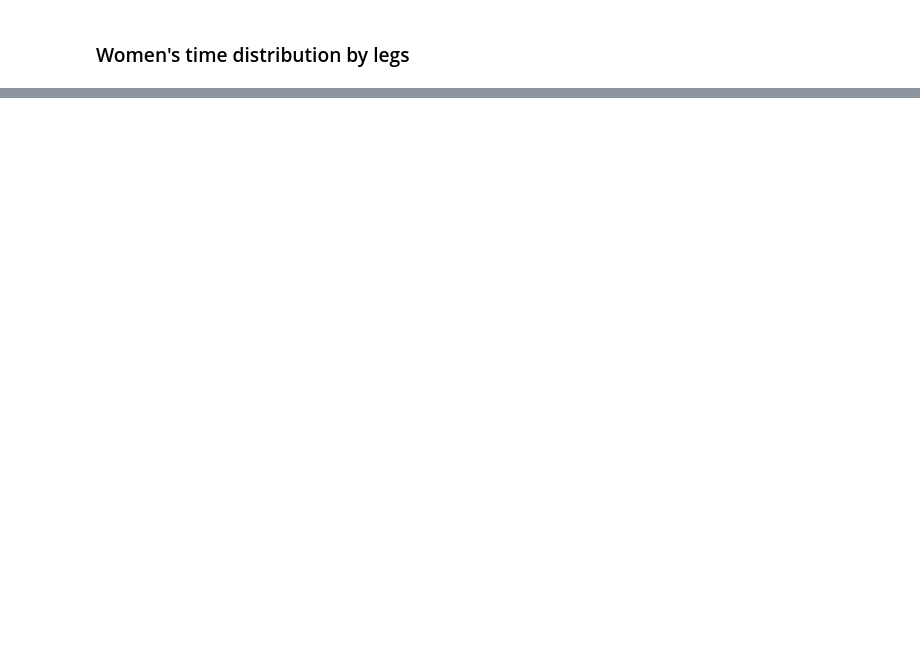
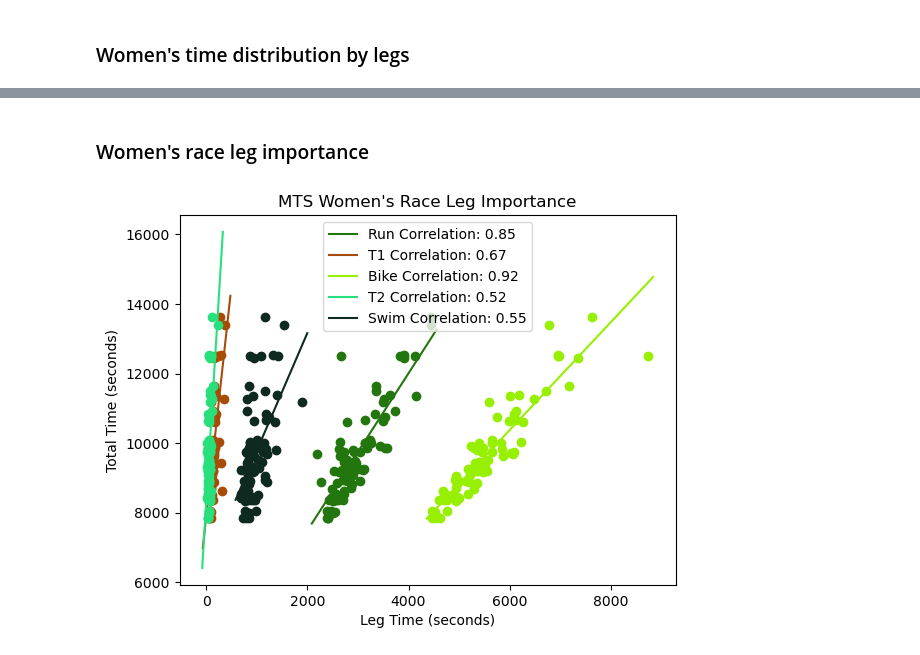
Before and after one commit to lukasrhoades/enduro-hub, a Jupyter notebook: mts.ipynb, the cells around one changed output, grey strips where cells are left out. Saved outputs shown, nothing was run; the diff lists cells and outputs as text; code cells hidden in the pictures; blank space fills up the shorter version.

```diff
--- a/mts.ipynb
+++ b/mts.ipynb
@@ -73,0 +122,6 @@ tristats.get_histograms(womens, "MTS Men's Race")
+# %% [markdown]
+### Women's race leg importance
+# %%
+tristats.race_leg_imp(womens, "MTS Women's Race")
+# %% [output]
+[figure, added]
```
Also changed, not shown: parts of 10 cells of this notebook, 1 other file.
